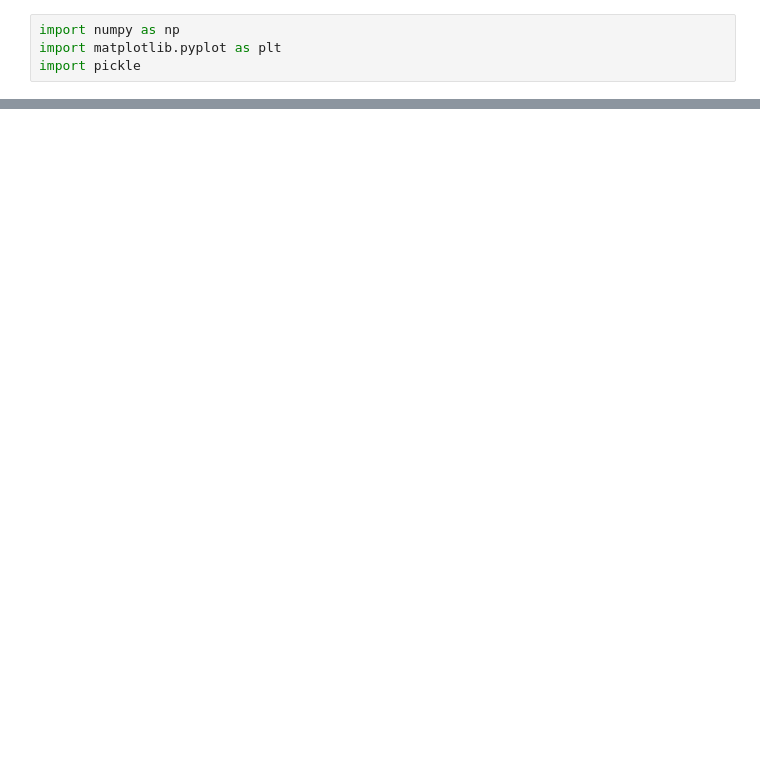
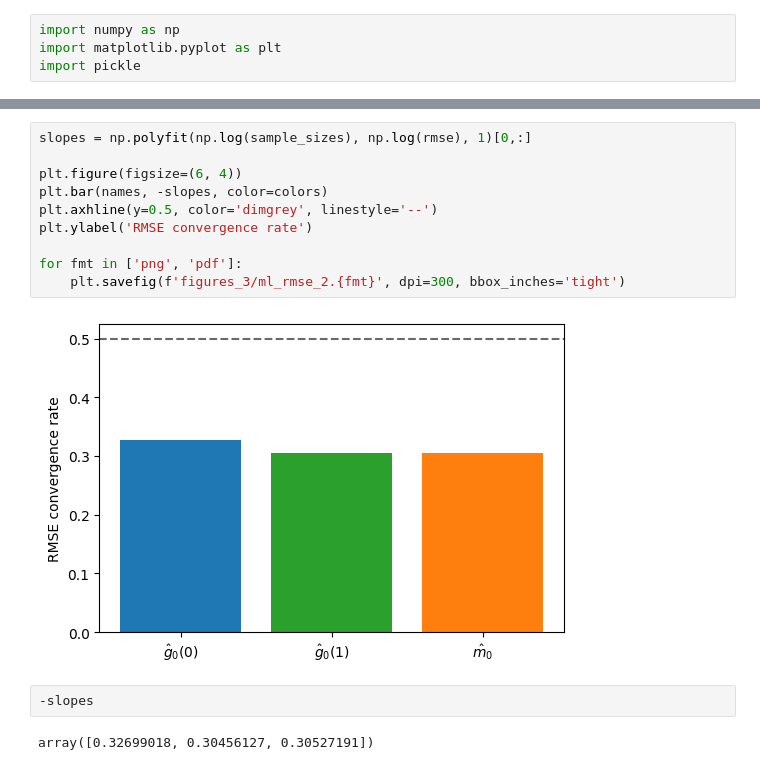
Before and after one commit to zijianwang2000/MA_CausalML, a Jupyter notebook: Simple model (3 confounders)/Visualization_3.ipynb, the cells around one changed output, grey strips where cells are left out. Saved outputs shown, nothing was run; the diff lists cells and outputs as text; blank space fills up the shorter version.

```diff
--- a/Simple model (3 confounders)/Visualization_3.ipynb
+++ b/Simple model (3 confounders)/Visualization_3.ipynb
@@ -72,0 +35,16 @@ for N in results_dict_1.keys():
+# %%
+slopes = np.polyfit(np.log(sample_sizes), np.log(rmse), 1)[0,:]
+
+plt.figure(figsize=(6, 4))
+plt.bar(names, -slopes, color=colors)
+plt.axhline(y=0.5, color='dimgrey', linestyle='--')
+plt.ylabel('RMSE convergence rate')
+
+for fmt in ['png', 'pdf']:
+    plt.savefig(f'figures_3/ml_rmse_2.{fmt}', dpi=300, bbox_inches='tight')
+# %% [output]
+[figure, added]
+# %%
+-slopes
+# %% [output]
+array([0.32699018, 0.30456127, 0.30527191])
```
Also changed, not shown: parts of 14 cells of this notebook, 4 other files.
